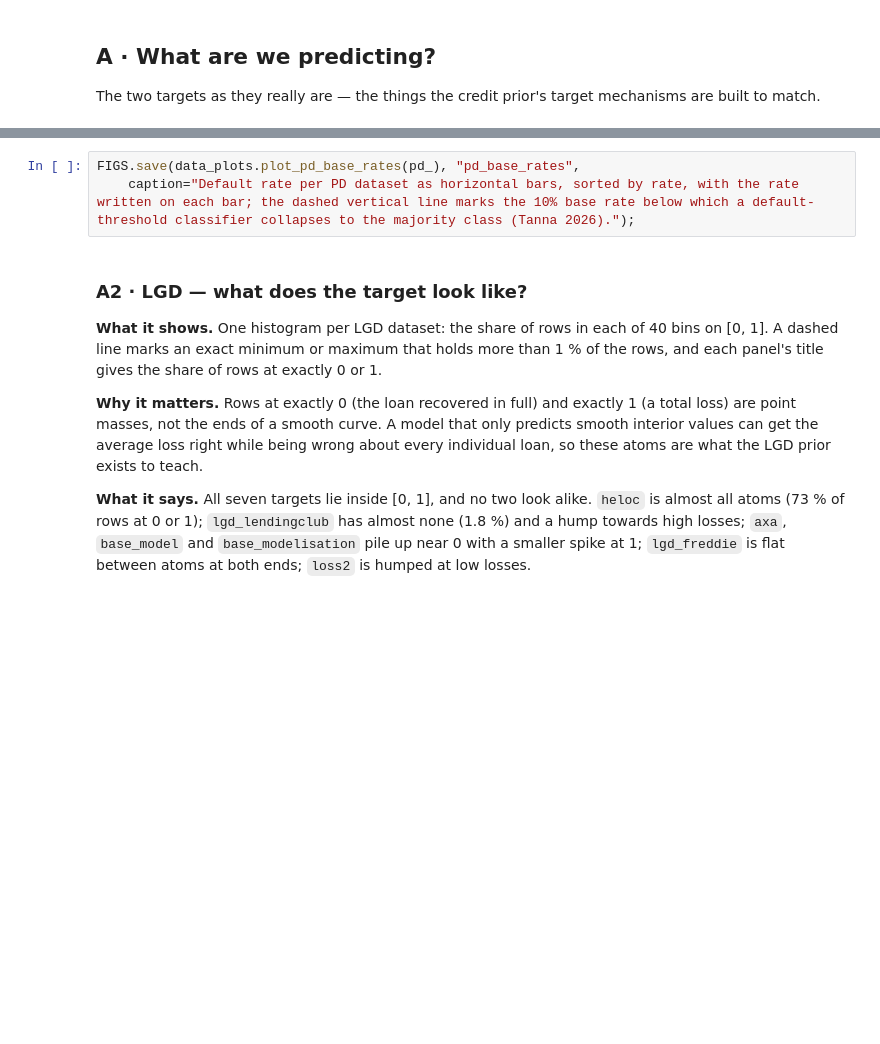
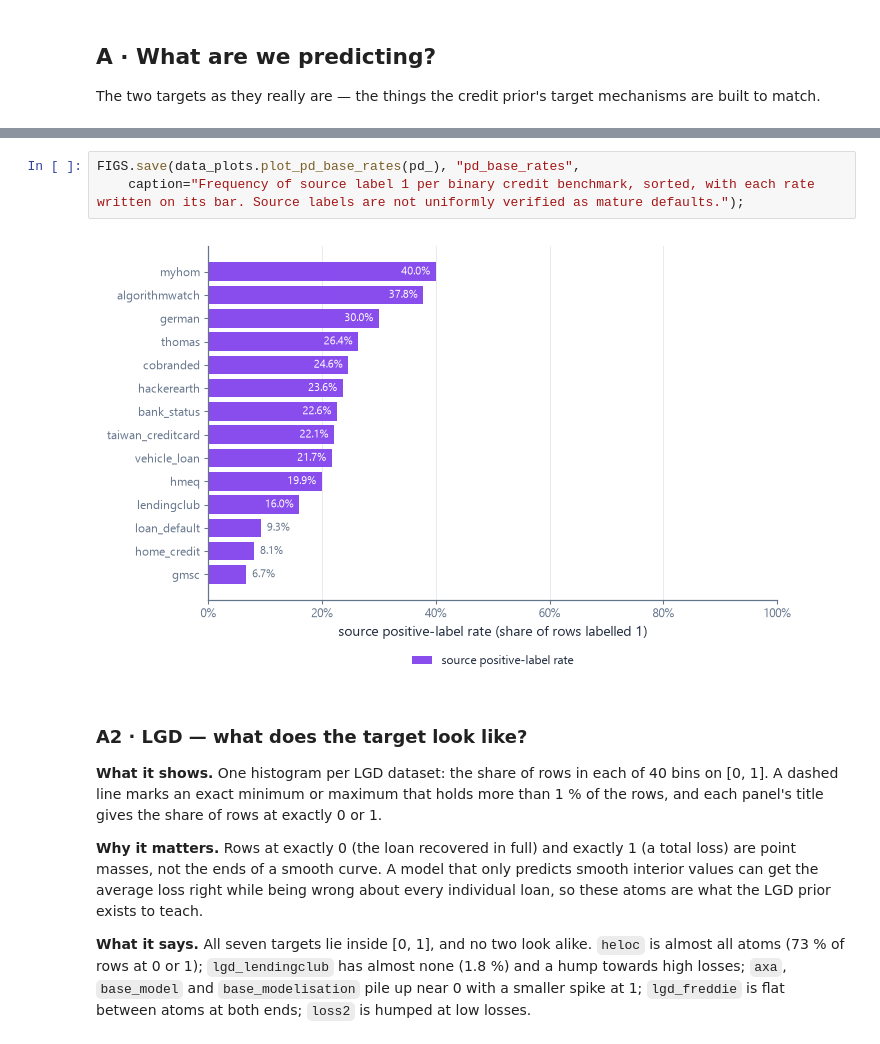
Before and after one commit to andreasgoethals/CreditICL, a Jupyter notebook: notebooks/0. General/0.1_data_exploration.ipynb, the cells around one changed output, grey strips where cells are left out. Drawn from its saved outputs; the diff is of its cells as text; blank space fills up the shorter version.

```diff
--- a/notebooks/0. General/0.1_data_exploration.ipynb
+++ b/notebooks/0. General/0.1_data_exploration.ipynb
@@ -85,6 +98,8 @@ data_plots.summary_table(pd_, 'pd')
-# %%
-FIGS.save(data_plots.plot_pd_base_rates(pd_), "pd_base_rates",
-    caption="Default rate per PD dataset as horizontal bars, sorted by rate, with the rate written on each bar; the dashed vertical line marks the 10% base rate below which a default-threshold classifier collapses to the majority class (Tanna 2026).");
+# %%
+FIGS.save(data_plots.plot_pd_base_rates(pd_), "pd_base_rates",
+    caption="Frequency of source label 1 per binary credit benchmark, sorted, with each rate written on its bar. Source labels are not uniformly verified as mature defaults.");
+# %% [output]
+[figure, added]
 # %% [markdown]
 ### A2 · LGD — what does the target look like?
 
```
Also changed, not shown: parts of 19 cells of this notebook, 55 other files.
